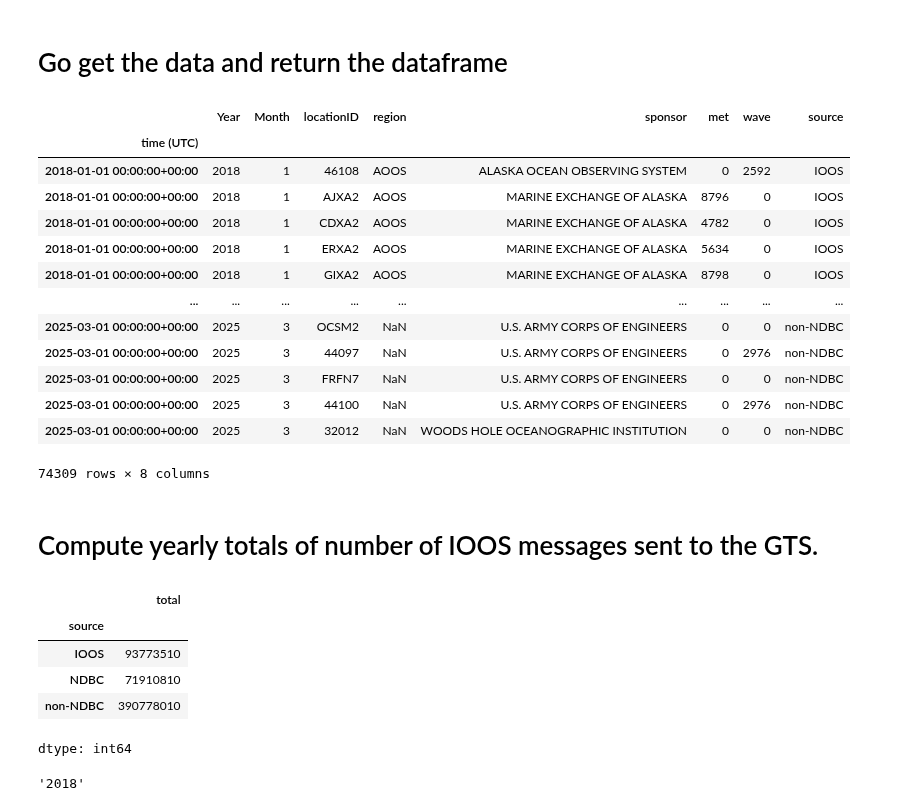
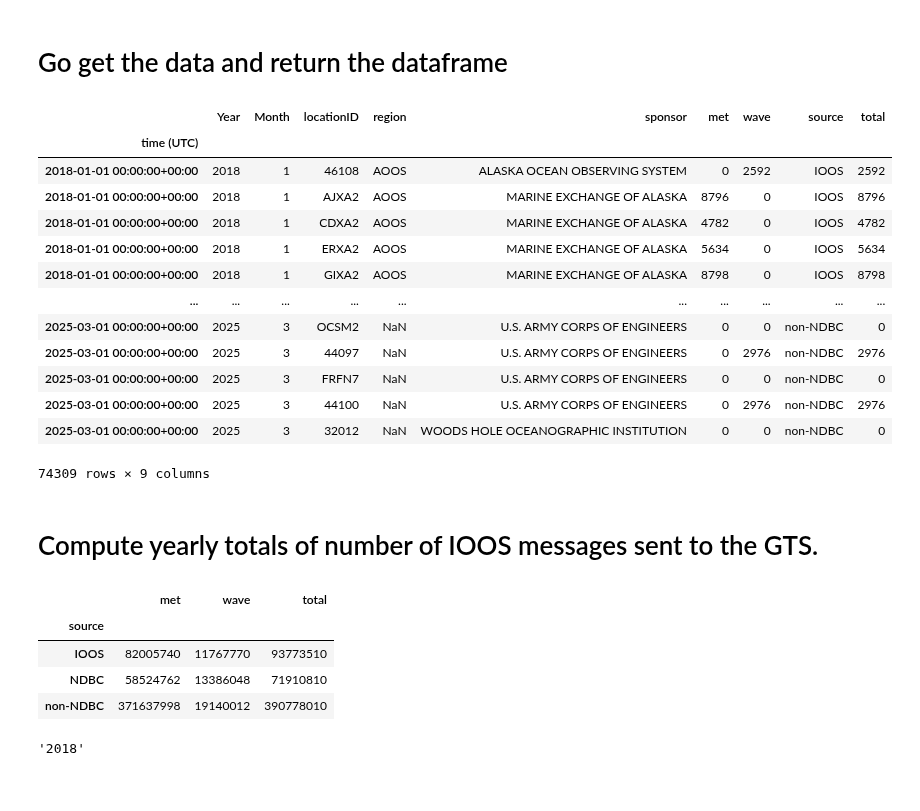
Before and after one commit to ioos/ioos_metrics, a Jupyter notebook: notebooks/IOOS_obs_2_NDBC.ipynb, the cells around one changed output. Cells and saved outputs as stored; diff of their text form; code cells hidden in the pictures.

```diff
--- a/notebooks/IOOS_obs_2_NDBC.ipynb
+++ b/notebooks/IOOS_obs_2_NDBC.ipynb
@@ -48,37 +48,34 @@ def get_ndbc_full_stats():
 # %%
 df = get_ndbc_full_stats()
 
+df['total'] = df['met'] + df['wave']
+
 df
 # %% [output]
-|  | Year | Month | locationID | region | sponsor | met | wave | source |
-| time (UTC) |  |  |  |  |  |  |  |  |
-| 2018-01-01 00:00:00+00:00 | 2018 | 1 | 46108 | AOOS | ALASKA OCEAN OBSERVING SYSTEM | 0 | 2592 | IOOS |
-| 2018-01-01 00:00:00+00:00 | 2018 | 1 | AJXA2 | AOOS | MARINE EXCHANGE OF ALASKA | 8796 | 0 | IOOS |
-| 2018-01-01 00:00:00+00:00 | 2018 | 1 | CDXA2 | AOOS | MARINE EXCHANGE OF ALASKA | 4782 | 0 | IOOS |
-| 2018-01-01 00:00:00+00:00 | 2018 | 1 | ERXA2 | AOOS | MARINE EXCHANGE OF ALASKA | 5634 | 0 | IOOS |
-| 2018-01-01 00:00:00+00:00 | 2018 | 1 | GIXA2 | AOOS | MARINE EXCHANGE OF ALASKA | 8798 | 0 | IOOS |
-| ... | ... | ... | ... | ... | ... | ... | ... | ... |
-| 2025-03-01 00:00:00+00:00 | 2025 | 3 | OCSM2 | NaN | U.S. ARMY CORPS OF ENGINEERS | 0 | 0 | non-NDBC |
-| 2025-03-01 00:00:00+00:00 | 2025 | 3 | 44097 | NaN | U.S. ARMY CORPS OF ENGINEERS | 0 | 2976 | non-NDBC |
-| 2025-03-01 00:00:00+00:00 | 2025 | 3 | FRFN7 | NaN | U.S. ARMY CORPS OF ENGINEERS | 0 | 0 | non-NDBC |
-| 2025-03-01 00:00:00+00:00 | 2025 | 3 | 44100 | NaN | U.S. ARMY CORPS OF ENGINEERS | 0 | 2976 | non-NDBC |
-| 2025-03-01 00:00:00+00:00 | 2025 | 3 | 32012 | NaN | WOODS HOLE OCEANOGRAPHIC INSTITUTION | 0 | 0 | non-NDBC |
+|  | Year | Month | locationID | region | sponsor | met | wave | source | total |
+| time (UTC) |  |  |  |  |  |  |  |  |  |
+| 2018-01-01 00:00:00+00:00 | 2018 | 1 | 46108 | AOOS | ALASKA OCEAN OBSERVING SYSTEM | 0 | 2592 | IOOS | 2592 |
+| 2018-01-01 00:00:00+00:00 | 2018 | 1 | AJXA2 | AOOS | MARINE EXCHANGE OF ALASKA | 8796 | 0 | IOOS | 8796 |
+| 2018-01-01 00:00:00+00:00 | 2018 | 1 | CDXA2 | AOOS | MARINE EXCHANGE OF ALASKA | 4782 | 0 | IOOS | 4782 |
+| 2018-01-01 00:00:00+00:00 | 2018 | 1 | ERXA2 | AOOS | MARINE EXCHANGE OF ALASKA | 5634 | 0 | IOOS | 5634 |
+| 2018-01-01 00:00:00+00:00 | 2018 | 1 | GIXA2 | AOOS | MARINE EXCHANGE OF ALASKA | 8798 | 0 | IOOS | 8798 |
+| ... | ... | ... | ... | ... | ... | ... | ... | ... | ... |
+| 2025-03-01 00:00:00+00:00 | 2025 | 3 | OCSM2 | NaN | U.S. ARMY CORPS OF ENGINEERS | 0 | 0 | non-NDBC | 0 |
+| 2025-03-01 00:00:00+00:00 | 2025 | 3 | 44097 | NaN | U.S. ARMY CORPS OF ENGINEERS | 0 | 2976 | non-NDBC | 2976 |
+| 2025-03-01 00:00:00+00:00 | 2025 | 3 | FRFN7 | NaN | U.S. ARMY CORPS OF ENGINEERS | 0 | 0 | non-NDBC | 0 |
+| 2025-03-01 00:00:00+00:00 | 2025 | 3 | 44100 | NaN | U.S. ARMY CORPS OF ENGINEERS | 0 | 2976 | non-NDBC | 2976 |
+| 2025-03-01 00:00:00+00:00 | 2025 | 3 | 32012 | NaN | WOODS HOLE OCEANOGRAPHIC INSTITUTION | 0 | 0 | non-NDBC | 0 |
-74309 rows × 8 columns
+74309 rows × 9 columns
 # %% [markdown]
 # Compute yearly totals of number of IOOS messages sent to the GTS.
 # %%
-total = df.groupby(by=["source"])[['met','wave']].sum()
-
-total['total'] = total['met'] + total['wave']
-
-total['total']
+df.groupby(by=["source"])[['met','wave','total']].sum()
 # %% [output]
-|  | total |
-| source |  |
-| IOOS | 93773510 |
-| NDBC | 71910810 |
-| non-NDBC | 390778010 |
+|  | met | wave | total |
+| source |  |  |  |
+| IOOS | 82005740 | 11767770 | 93773510 |
+| NDBC | 58524762 | 13386048 | 71910810 |
+| non-NDBC | 371637998 | 19140012 | 390778010 |
-dtype: int64
 # %%
 df.index.min().strftime('%Y')
 # %% [output]
```
Also changed, not shown: parts of 6 cells of this notebook.
